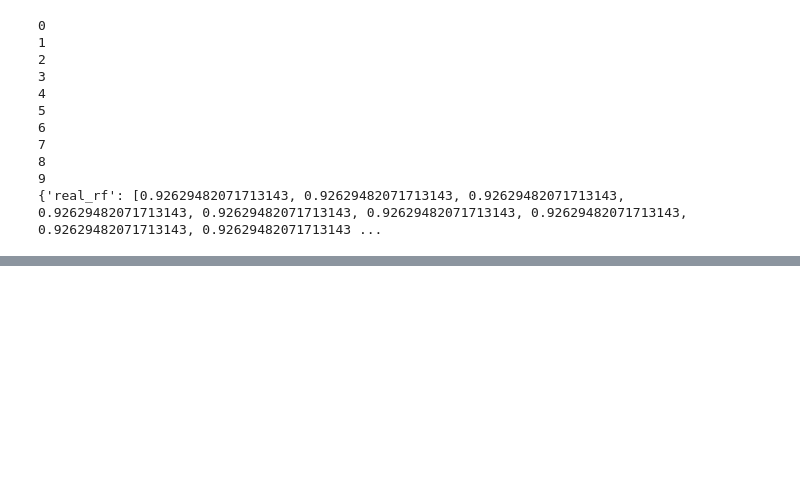
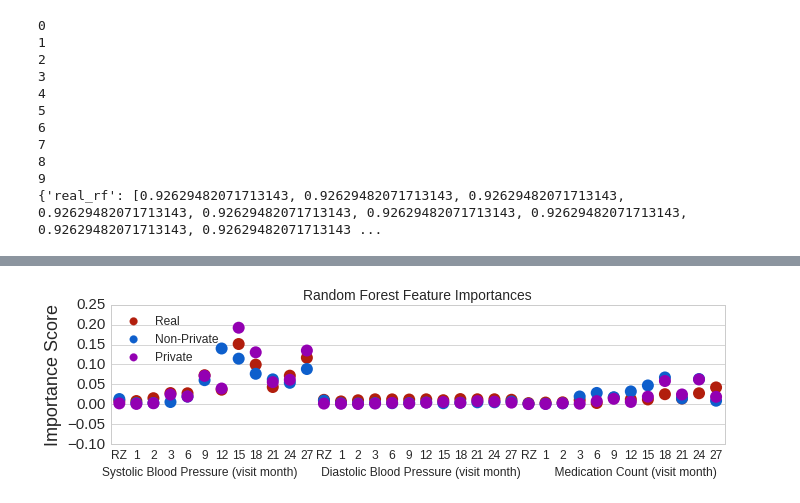
Before and after one commit to greenelab/SPRINT_gan, a Jupyter notebook: Analysis.ipynb, the cells around one changed output, grey strips where cells are left out. Drawn from its saved outputs; the diff is of its cells as text; code cells hidden in the pictures; blank space fills up the shorter version.

```diff
--- a/Analysis.ipynb
+++ b/Analysis.ipynb
@@ -697,16 +950,45 @@ for i in range(len(real_rf_importances)):
     importances['variable'].append(i)
     importances['importance'].append(private_rf_importances[i])
 
-plt.figure(figsize=(18, 9))
+plt.figure(figsize=(11, 2.5))
 importance_df = pd.DataFrame.from_dict(importances)
 ax = sns.stripplot(x="variable", y="importance", hue="method",
                    data=importance_df, palette=[colors[0], colors[2], colors[4]], size=12)
 plt.title("Random Forest Feature Importances")
-ax.set_xticklabels(visit_codes, fontsize=18)
+ax.set_xticklabels(visit_codes, fontsize=12)
 plt.ylabel('Importance Score', fontsize=18)
 plt.xlabel('Systolic Blood Pressure (visit month)       Diastolic Blood Pressure (visit month)          Medication Count (visit month)     ',
-           fontsize=18)
-plt.legend(loc='upper left', fontsize=20)
+           fontsize=12)
+plt.legend(loc='upper left', fontsize=12)
+plt.show()
+
+
+coefs = {'method': [], 'variable': [], 'importance': []}
+real_lr_coefs = full_real_lr_clf.coef_[0]
+public_lr_coefs = full_public_lr_clf.coef_[0]
+private_lr_coefs = full_private_lr_clf.coef_[0]
+
+for i in range(len(real_lr_coefs)):
+    coefs['method'].append('Real')
+    coefs['variable'].append(i)
+    coefs['importance'].append(real_lr_coefs[i])
+    coefs['method'].append('Non-Private')
+    coefs['variable'].append(i)
+    coefs['importance'].append(public_lr_coefs[i])
+    coefs['method'].append('Private')
+    coefs['variable'].append(i)
+    coefs['importance'].append(private_lr_coefs[i])
+
+plt.figure(figsize=(11, 2.5))
+importance_df = pd.DataFrame.from_dict(coefs)
+ax = sns.stripplot(x="variable", y="importance", hue="method",
+              data=importance_df, palette=[colors[0], colors[2], colors[4]], size=12)
+plt.title("Logistic Regression Feature Coefficients")
+ax.set_xticklabels(visit_codes, fontsize=12)
+plt.ylabel('Coefficient Value', fontsize=18)
+plt.xlabel('Systolic Blood Pressure (visit month)       Diastolic Blood Pressure (visit month)          Medication Count (visit month)     ',
+           fontsize=12)
+plt.legend(loc='upper left', fontsize=12)
 plt.show()
 
 coefs = {'method': [], 'variable': [], 'importance': []}
@@ -725,46 +1007,15 @@ for i in range(len(real_svm_coefs)):
     coefs['variable'].append(i)
     coefs['importance'].append(private_svm_coefs[i])
 
-plt.figure(figsize=(18, 9))
+plt.figure(figsize=(11, 2.5))
 importance_df = pd.DataFrame.from_dict(coefs)
 ax = sns.stripplot(x="variable", y="importance", hue="method",
               data=importance_df, palette=[colors[0], colors[2], colors[4]], size=12)
+plt.title("SVM Feature Coefficients")
+ax.set_xticklabels(visit_codes, fontsize=12)
+plt.ylabel('Coefficient Value', fontsize=18)
 plt.xlabel('Systolic Blood Pressure (visit month)       Diastolic Blood Pressure (visit month)          Medication Count (visit month)     ',
-           fontsize=18)
-plt.title("SVM Feature Coefficients")
-
-ax.set_xticklabels(visit_codes)
-plt.tick_params(axis='both', which='major', labelsize=16)
-plt.legend(loc='upper left', fontsize=20)
+           fontsize=12)
+plt.legend(loc='upper left', fontsize=12)
 plt.show()
-
-
-coefs = {'method': [], 'variable': [], 'importance': []}
-real_lr_coefs = full_real_lr_clf.coef_[0]
-public_lr_coefs = full_public_lr_clf.coef_[0]
-private_lr_coefs = full_private_lr_clf.coef_[0]
-
-for i in range(len(real_svm_coefs)):
-    coefs['method'].append('Real')
-    coefs['variable'].append(i)
-    coefs['importance'].append(real_lr_coefs[i])
-    coefs['method'].append('Non-Private')
-    coefs['variable'].append(i)
-    coefs['importance'].append(public_lr_coefs[i])
-    coefs['method'].append('Private')
-    coefs['variable'].append(i)
-    coefs['importance'].append(private_lr_coefs[i])
-
-plt.figure(figsize=(18, 9))
-importance_df = pd.DataFrame.from_dict(coefs)
-ax = sns.stripplot(x="variable", y="importance", hue="method",
-              data=importance_df, palette=[colors[0], colors[2], colors[4]], size=12)
-plt.xlabel('Systolic Blood Pressure (visit month)       Diastolic Blood Pressure (visit month)          Medication Count (visit month)     ',
-           fontsize=18)
-plt.title("Logistic Regression Feature Coefficients")
-
-ax.set_xticklabels(visit_codes)
-plt.tick_params(axis='both', which='major', labelsize=16)
-plt.legend(loc='upper left', fontsize=20)
-plt.show()
 # %% [output]
@@ -771,0 +1022 @@ NotFittedError: Estimator not fitted, call `fit` before `feature_importances_`.
+[figure, added]
```
Also changed, not shown: parts of 21 cells of this notebook, 4 other files.
